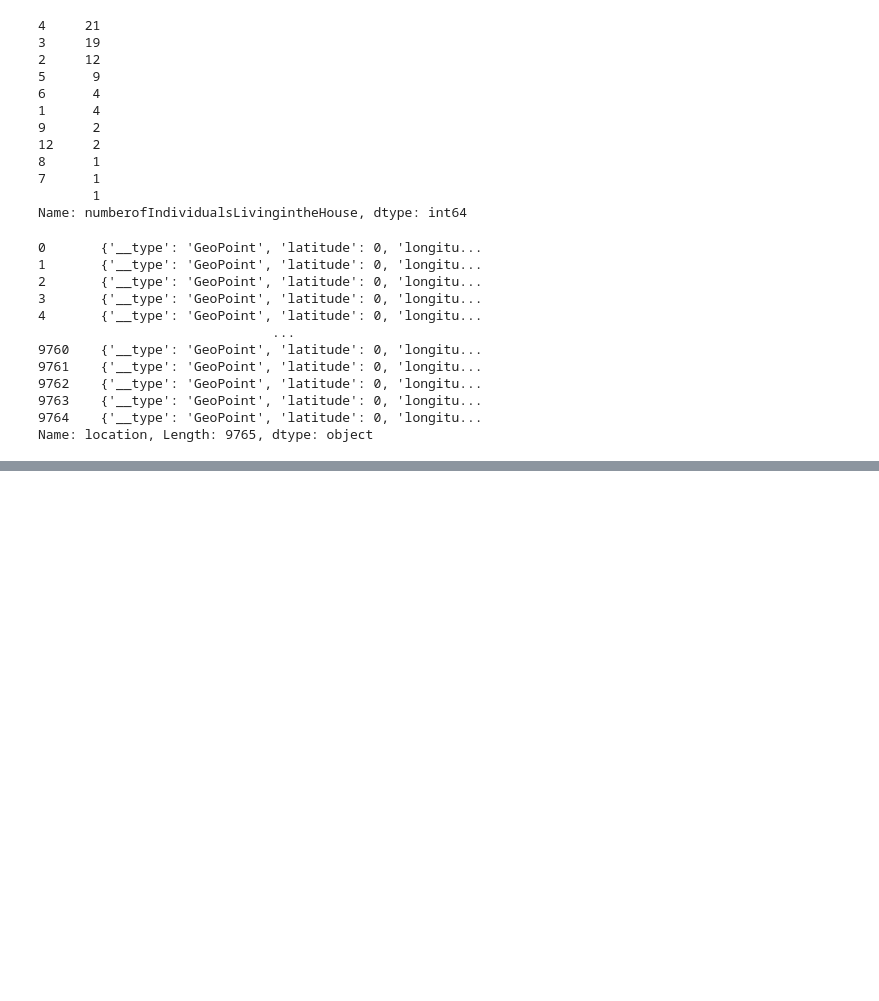
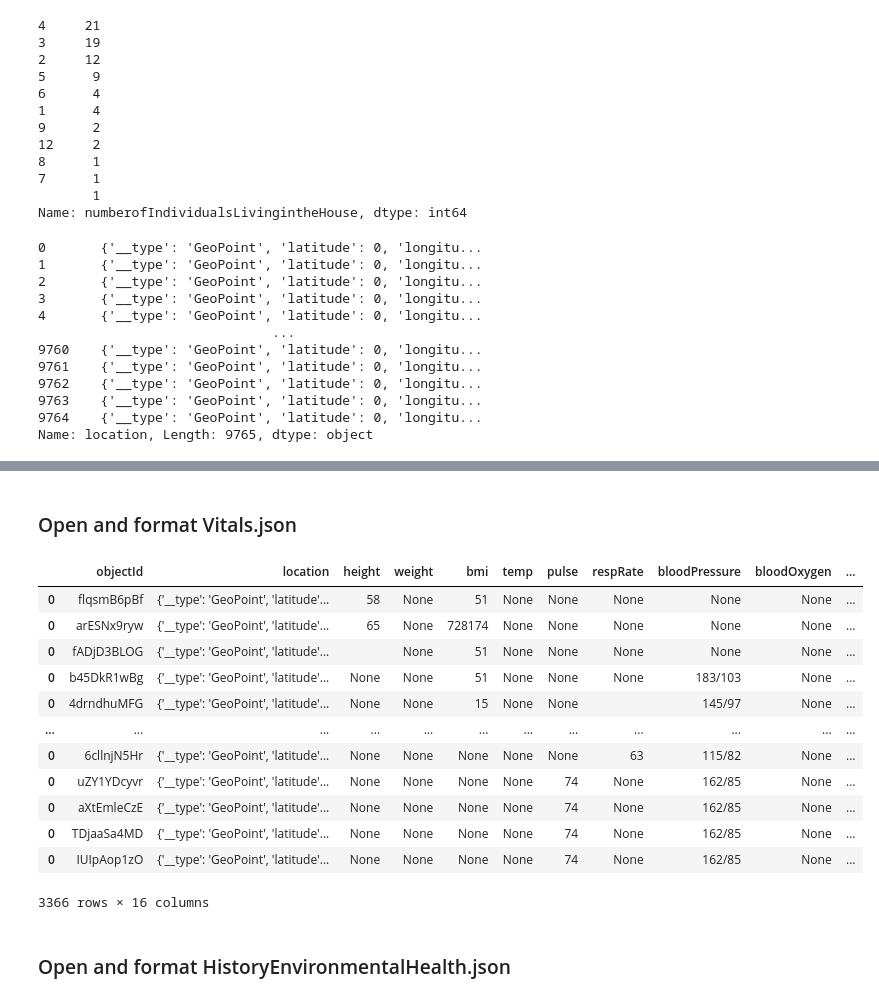
Before and after one commit to hamzabacc/puente, a Jupyter notebook: puente_preview.ipynb, the cells around one changed output, grey strips where cells are left out. Drawn from its saved outputs; the diff is of its cells as text; code cells hidden in the pictures; blank space fills up the shorter version.

Commit message:
AHHH THIS DATA IS CLEAN

```diff
--- a/puente_preview.ipynb
+++ b/puente_preview.ipynb
@@ -144,0 +148,18 @@ med
+# %%
+with open("SurveyData.json", "r") as read_file:
+    data = json.load(read_file)
+# %%
+def format_json(data):
+    init = pd.DataFrame.from_dict(data).loc[0][0]
+    for obj in init:
+        if type(init[obj])!=list or len(init[obj])!=1:
+            init[obj] = [init[obj]]
+    df = pd.DataFrame.from_dict(init)
+    for i in range(1,pd.DataFrame.from_dict(data).shape[0]):
+        curr = pd.DataFrame.from_dict(data).loc[i][0]
+        for obj in curr:
+            if type(curr[obj])!=list or len(curr[obj])!=1:
+                curr[obj] = [curr[obj]]
+        df_curr = pd.DataFrame.from_dict(curr)
+        df = df.append(df_curr)
+    return df
@@ -144,0 +203,24 @@ med
+# %% [markdown]
+### Open and format Vitals.json
+# %%
+with open("Vitals.json", "r") as read_file:
+    data = json.load(read_file)
+# %%
+vitals = format_json(data)
+vitals
+# %% [output]
+|  | objectId | location | height | weight | bmi | temp | pulse | respRate | bloodPressure | bloodOxygen | ... |
+| 0 | flqsmB6pBf | {'__type': 'GeoPoint', 'latitude'... | 58 | None | 51 | None | None | None | None | None | ... |
+| 0 | arESNx9ryw | {'__type': 'GeoPoint', 'latitude'... | 65 | None | 728174 | None | None | None | None | None | ... |
+| 0 | fADjD3BLOG | {'__type': 'GeoPoint', 'latitude'... |  | None | 51 | None | None | None | None | None | ... |
+| 0 | b45DkR1wBg | {'__type': 'GeoPoint', 'latitude'... | None | None | 51 | None | None | None | 183/103 | None | ... |
+| 0 | 4drndhuMFG | {'__type': 'GeoPoint', 'latitude'... | None | None | 15 | None | None |  | 145/97 | None | ... |
+| ... | ... | ... | ... | ... | ... | ... | ... | ... | ... | ... | ... |
+| 0 | 6cllnjN5Hr | {'__type': 'GeoPoint', 'latitude'... | None | None | None | None | None | 63 | 115/82 | None | ... |
+| 0 | uZY1YDcyvr | {'__type': 'GeoPoint', 'latitude'... | None | None | None | None | 74 | None | 162/85 | None | ... |
+| 0 | aXtEmleCzE | {'__type': 'GeoPoint', 'latitude'... | None | None | None | None | 74 | None | 162/85 | None | ... |
+| 0 | TDjaaSa4MD | {'__type': 'GeoPoint', 'latitude'... | None | None | None | None | 74 | None | 162/85 | None | ... |
+| 0 | IUIpAop1zO | {'__type': 'GeoPoint', 'latitude'... | None | None | None | None | 74 | None | 162/85 | None | ... |
+3366 rows × 16 columns
+# %% [markdown]
+### Open and format HistoryEnvironmentalHealth.json
```
Also changed, not shown: parts of 90 cells of this notebook, 1 other file.
